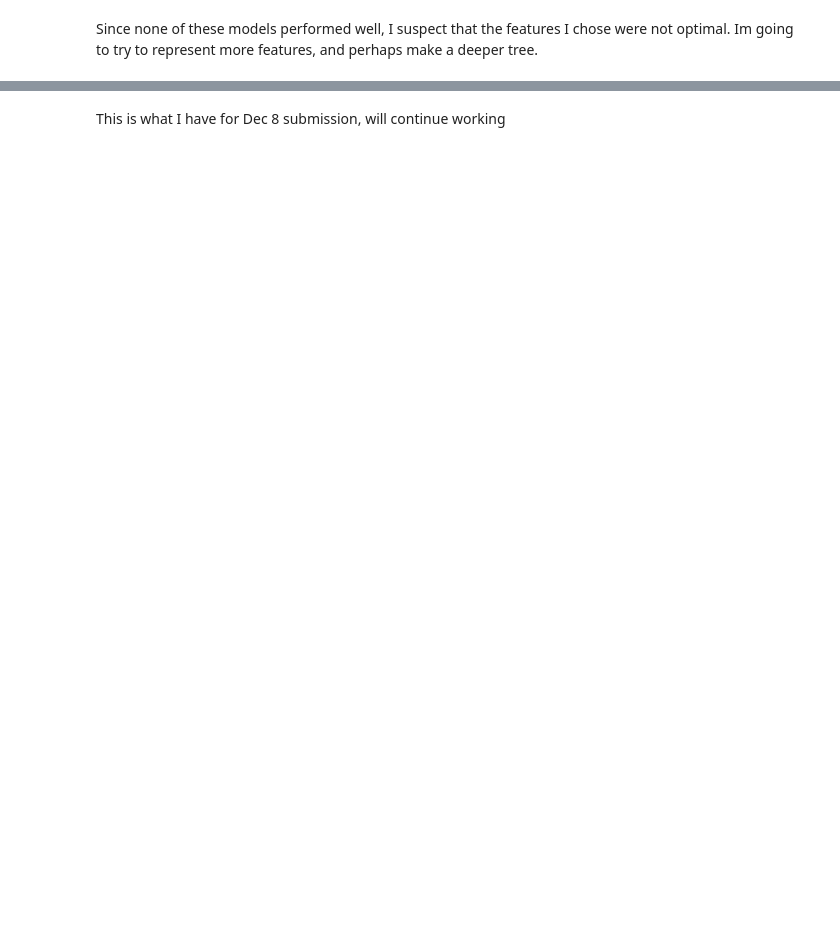
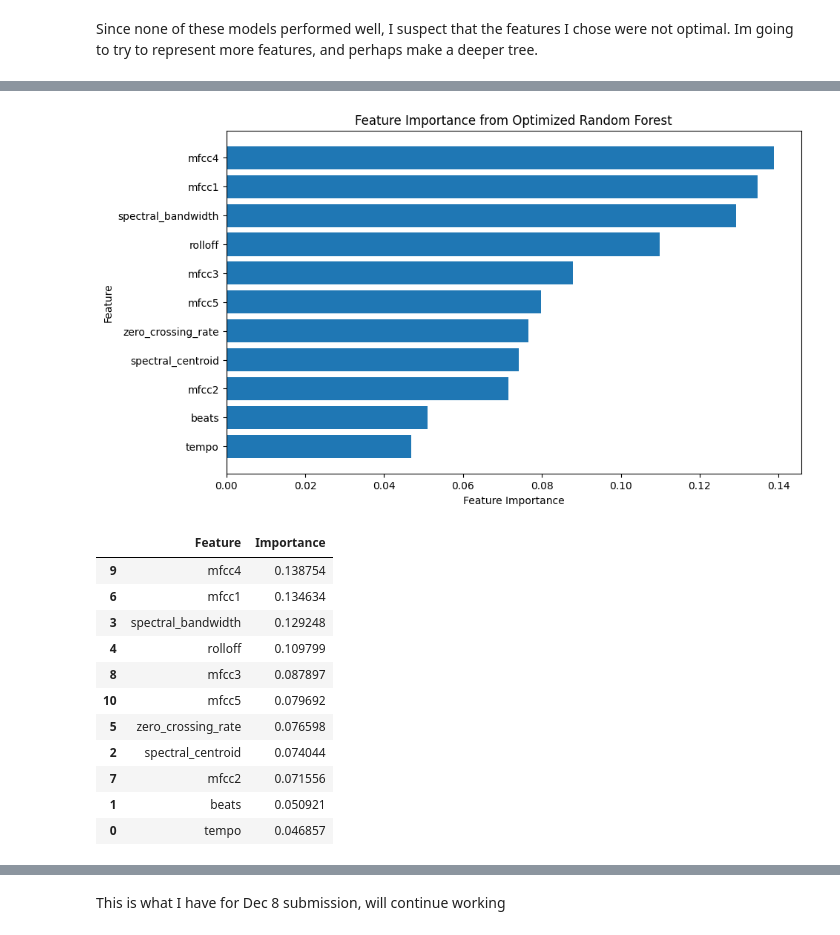
Before and after one commit to preston-cell/intro-ai, a Jupyter notebook: ai-project.ipynb, the cells around one changed output, grey strips where cells are left out. Cells and saved outputs as stored; diff of their text form; code cells hidden in the pictures; blank space fills up the shorter version.

```diff
--- a/ai-project.ipynb
+++ b/ai-project.ipynb
@@ -324,0 +279,20 @@ Since none of these models performed well, I suspect that the features I chose w
+# %%
+from sklearn.metrics import classification_report
+
+rf_model_optimized = RandomForestClassifier(
+
+    n_estimators=200,
+    # since our previous model was overfitting quite a bit, im going to put some constraints on the random forest
+    max_depth=15,           # Deeper trees for more complex patterns
+    min_samples_split=5,    # Minimum samples required to split an internal node
+    min_samples_leaf=2,     # Minimum samples required in a leaf node
+    max_features='sqrt',
+    random_state=1
+)
+
+# Train the model
+rf_model_optimized.fit(train_X, train_y)
+
+# Evaluate on the training set
+rf_train_accuracy = rf_model_optimized.score(train_X, train_y)
+print(f"Optimized Random Forest Training Accuracy: {rf_train_accuracy}")
@@ -324,0 +334,29 @@ Since none of these models performed well, I suspect that the features I chose w
+# %%
+# finding out and visualizing which features are important in the random forest
+importances = rf_model_optimized.feature_importances_
+feature_importance_df = pd.DataFrame({'Feature': expanded_features, 'Importance': importances})
+feature_importance_df = feature_importance_df.sort_values(by='Importance', ascending=False)
+
+plt.figure(figsize=(10, 6))
+plt.barh(feature_importance_df['Feature'], feature_importance_df['Importance'])
+plt.xlabel('Feature Importance')
+plt.ylabel('Feature')
+plt.title('Feature Importance from Optimized Random Forest')
+plt.gca().invert_yaxis()
+plt.show()
+
+display(feature_importance_df)
+# %% [output]
+[figure, added]
+|  | Feature | Importance |
+| 9 | mfcc4 | 0.138754 |
+| 6 | mfcc1 | 0.134634 |
+| 3 | spectral_bandwidth | 0.129248 |
+| 4 | rolloff | 0.109799 |
+| 8 | mfcc3 | 0.087897 |
+| 10 | mfcc5 | 0.079692 |
+| 5 | zero_crossing_rate | 0.076598 |
+| 2 | spectral_centroid | 0.074044 |
+| 7 | mfcc2 | 0.071556 |
+| 1 | beats | 0.050921 |
+| 0 | tempo | 0.046857 |
```
Also changed, not shown: parts of 27 cells of this notebook.
